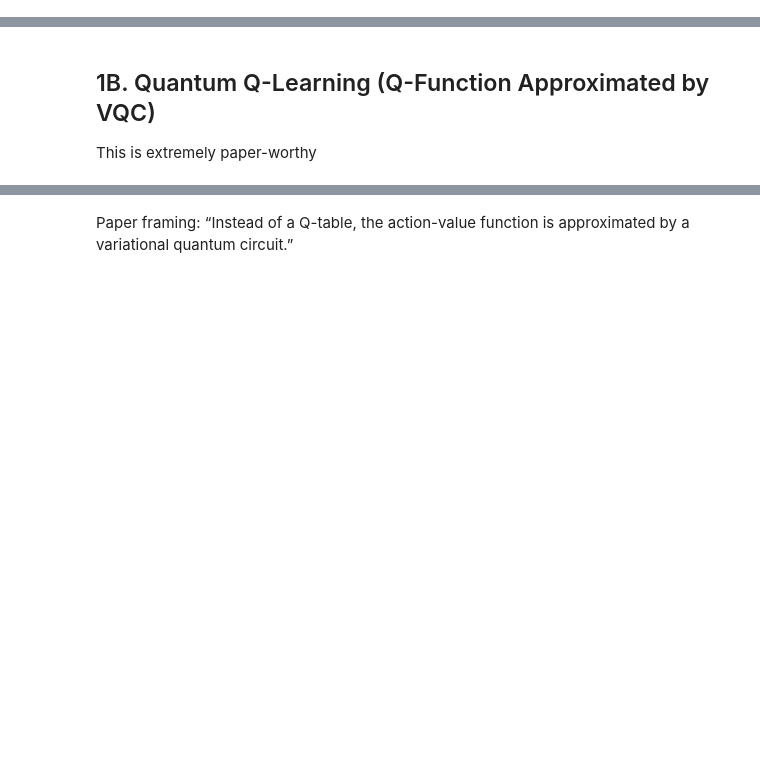
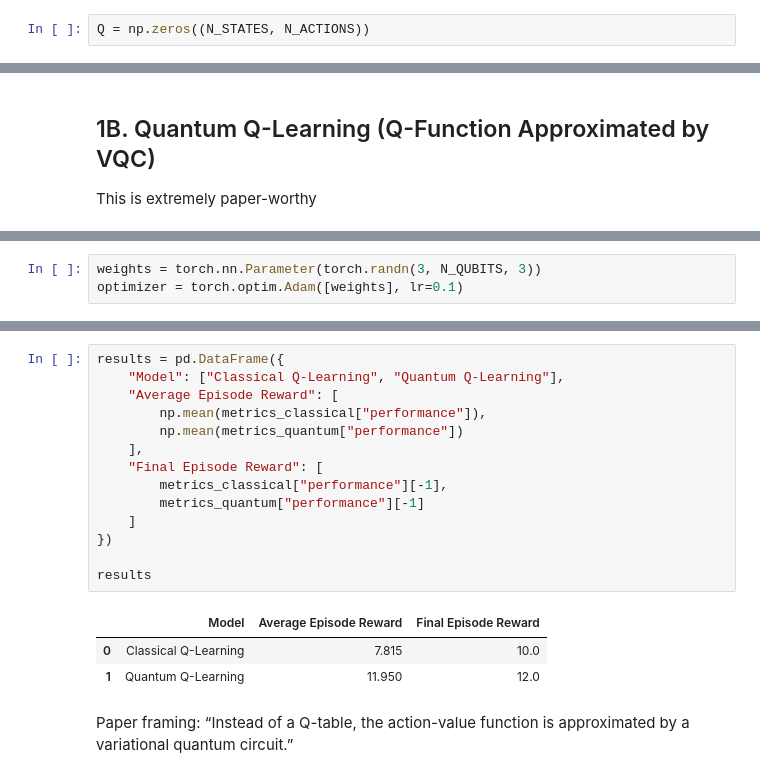
Before and after one commit to TechMLW/QuantFP, a Jupyter notebook: code/classic ml/q-learning.ipynb, the cells around one changed output, grey strips where cells are left out. Drawn from its saved outputs; the diff is of its cells as text; blank space fills up the shorter version.

```diff
--- a/code/classic ml/q-learning.ipynb
+++ b/code/classic ml/q-learning.ipynb
@@ -43,0 +56,2 @@ Trained Q-table: [[-0.14068434  0.42567861]
+# %%
+Q = np.zeros((N_STATES, N_ACTIONS))
@@ -76,0 +91,3 @@ for episode in range(100):
+# %%
+weights = torch.nn.Parameter(torch.randn(3, N_QUBITS, 3))
+optimizer = torch.optim.Adam([weights], lr=0.1)
@@ -77,3 +140,21 @@ for episode in range(100):
+# %%
+results = pd.DataFrame({
+    "Model": ["Classical Q-Learning", "Quantum Q-Learning"],
+    "Average Episode Reward": [
+        np.mean(metrics_classical["performance"]),
+        np.mean(metrics_quantum["performance"])
+    ],
+    "Final Episode Reward": [
+        metrics_classical["performance"][-1],
+        metrics_quantum["performance"][-1]
+    ]
+})
+
+results
+# %% [output]
+|  | Model | Average Episode Reward | Final Episode Reward |
+| 0 | Classical Q-Learning | 7.815 | 10.0 |
+| 1 | Quantum Q-Learning | 11.950 | 12.0 |
 # %% [markdown]
 Paper framing:
 “Instead of a Q-table, the action-value function is approximated by a variational quantum circuit.”
```
Also changed, not shown: parts of 9 cells of this notebook, 7 other files.
